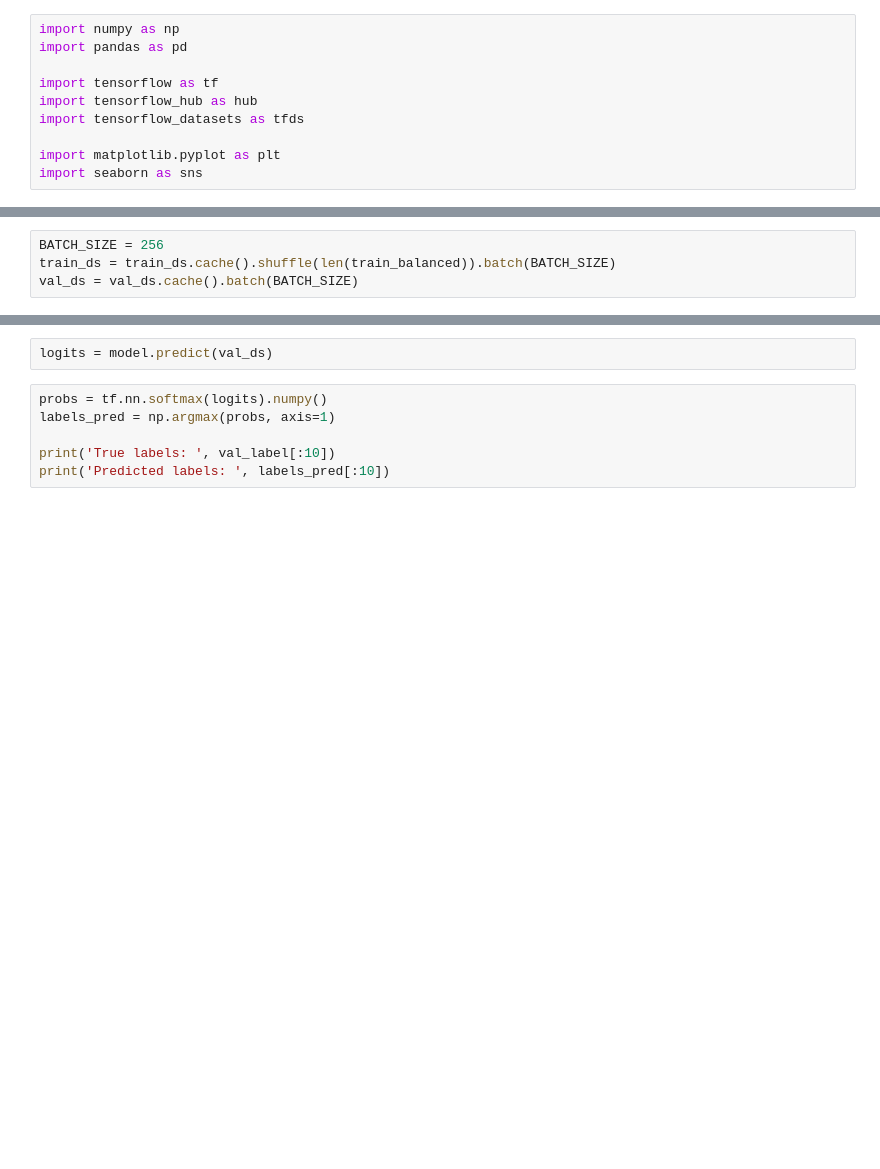
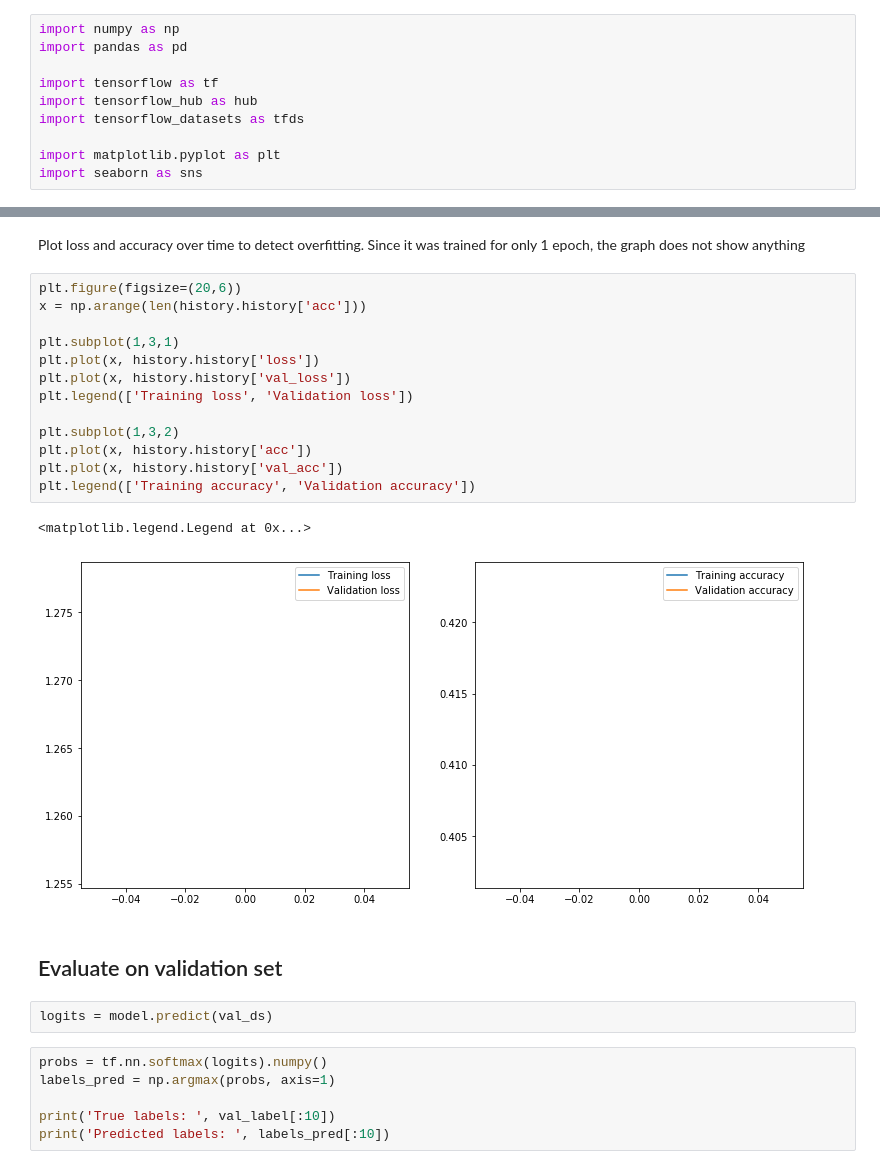
Before and after one commit to TanHaus/Shopee-CodeLeague-2020, a Jupyter notebook: sentiment_analysis/tensorflow.ipynb, the cells around one changed output, grey strips where cells are left out. Cells and saved outputs as stored; diff of their text form; blank space fills up the shorter version.

```diff
--- a/sentiment_analysis/tensorflow.ipynb
+++ b/sentiment_analysis/tensorflow.ipynb
@@ -107,4 +116,0 @@ tf.Tensor(0.0, shape=(), dtype=float32)
-# %%
-BATCH_SIZE = 256
-train_ds = train_ds.cache().shuffle(len(train_balanced)).batch(BATCH_SIZE)
-val_ds = val_ds.cache().batch(BATCH_SIZE)
@@ -214,3 +144,23 @@ Epoch 10/10
+# %% [markdown]
+Plot loss and accuracy over time to detect overfitting. Since it was trained for only 1 epoch, the graph does not show anything
+# %%
+plt.figure(figsize=(20,6))
+x = np.arange(len(history.history['acc']))
+
+plt.subplot(1,3,1)
+plt.plot(x, history.history['loss'])
+plt.plot(x, history.history['val_loss'])
+plt.legend(['Training loss', 'Validation loss'])
+
+plt.subplot(1,3,2)
+plt.plot(x, history.history['acc'])
+plt.plot(x, history.history['val_acc'])
+plt.legend(['Training accuracy', 'Validation accuracy'])
+# %% [output]
+<matplotlib.legend.Legend at 0x...>
+[figure, added]
+# %% [markdown]
+## Evaluate on validation set
 # %%
 logits = model.predict(val_ds)
 # %%
```
Also changed, not shown: parts of 37 cells of this notebook, 5 other files.
